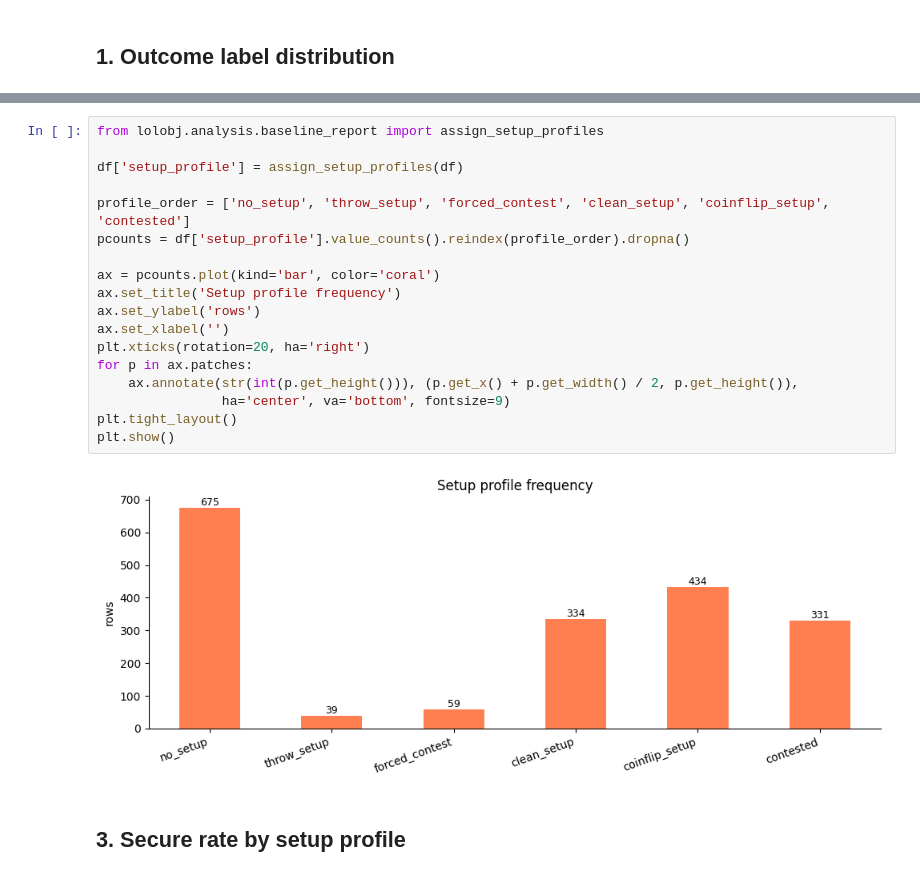
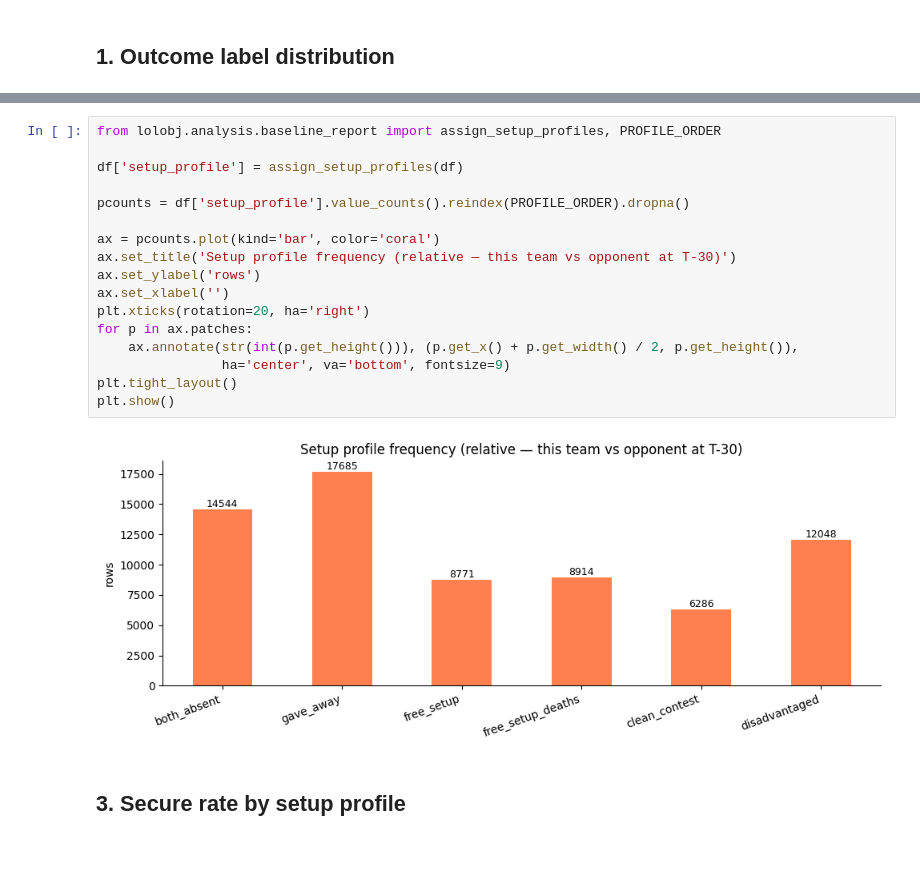
Before and after one commit to R-Rajaie/dig-baron, a Jupyter notebook: notebooks/02_objective_windows.ipynb, the cells around one changed output, grey strips where cells are left out. Drawn from its saved outputs; the diff is of its cells as text.

```diff
--- a/notebooks/02_objective_windows.ipynb
+++ b/notebooks/02_objective_windows.ipynb
@@ -69,23 +178,22 @@ no_meaningful_contest       196
 # %%
-from lolobj.analysis.baseline_report import assign_setup_profiles
+from lolobj.analysis.baseline_report import assign_setup_profiles, PROFILE_ORDER
 
 df['setup_profile'] = assign_setup_profiles(df)
 
-profile_order = ['no_setup', 'throw_setup', 'forced_contest', 'clean_setup', 'coinflip_setup', 'contested']
-pcounts = df['setup_profile'].value_counts().reindex(profile_order).dropna()
+pcounts = df['setup_profile'].value_counts().reindex(PROFILE_ORDER).dropna()
 
 ax = pcounts.plot(kind='bar', color='coral')
-ax.set_title('Setup profile frequency')
+ax.set_title('Setup profile frequency (relative — this team vs opponent at T-30)')
 ax.set_ylabel('rows')
 ax.set_xlabel('')
 plt.xticks(rotation=20, ha='right')
 for p in ax.patches:
     ax.annotate(str(int(p.get_height())), (p.get_x() + p.get_width() / 2, p.get_height()),
                 ha='center', va='bottom', fontsize=9)
 plt.tight_layout()
 plt.show()
 # %% [output]
-[figure, old version]
+[figure, new version]
 # %% [markdown]
 ## 3. Secure rate by setup profile
 # %%
```
Also changed, not shown: parts of 28 cells of this notebook, 5 other files.
